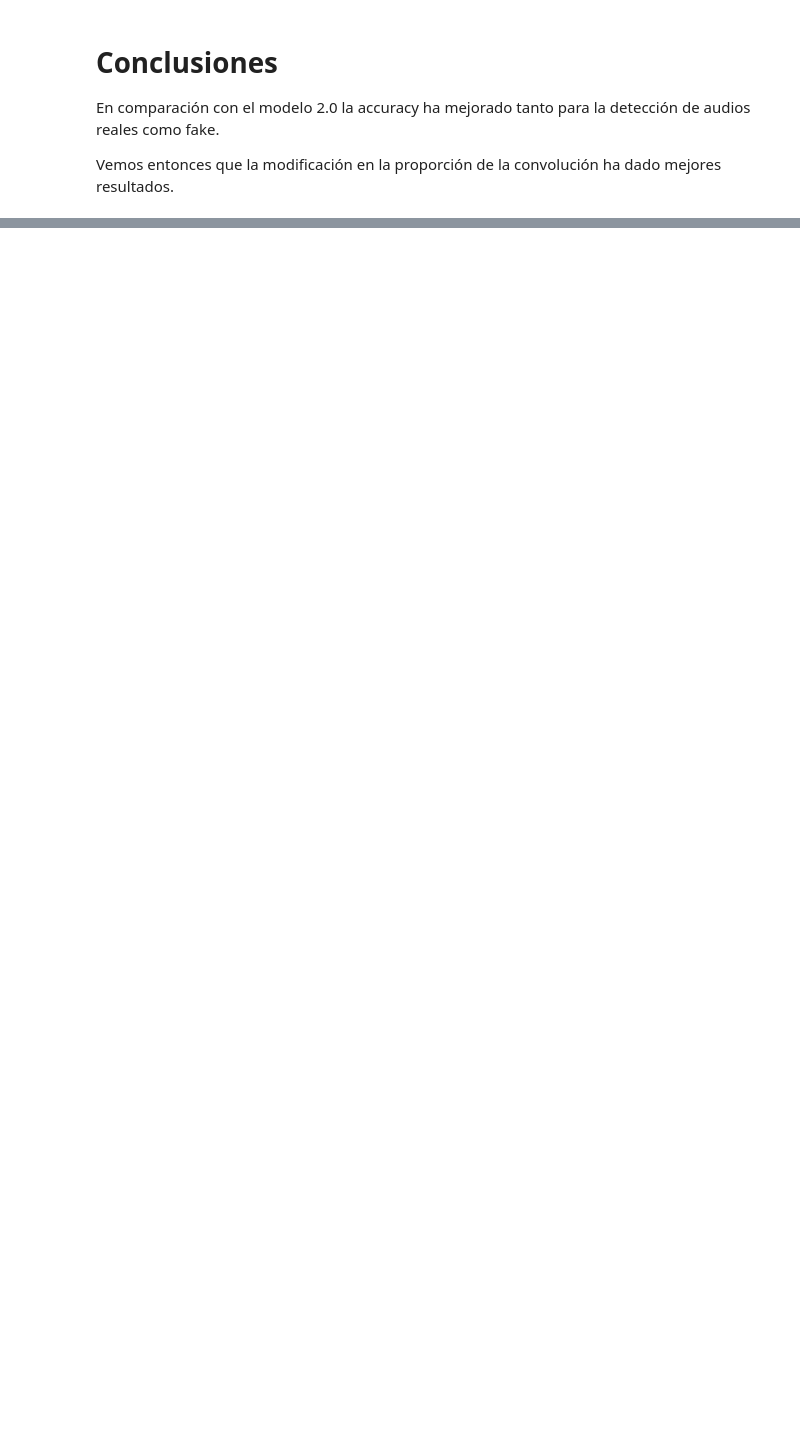
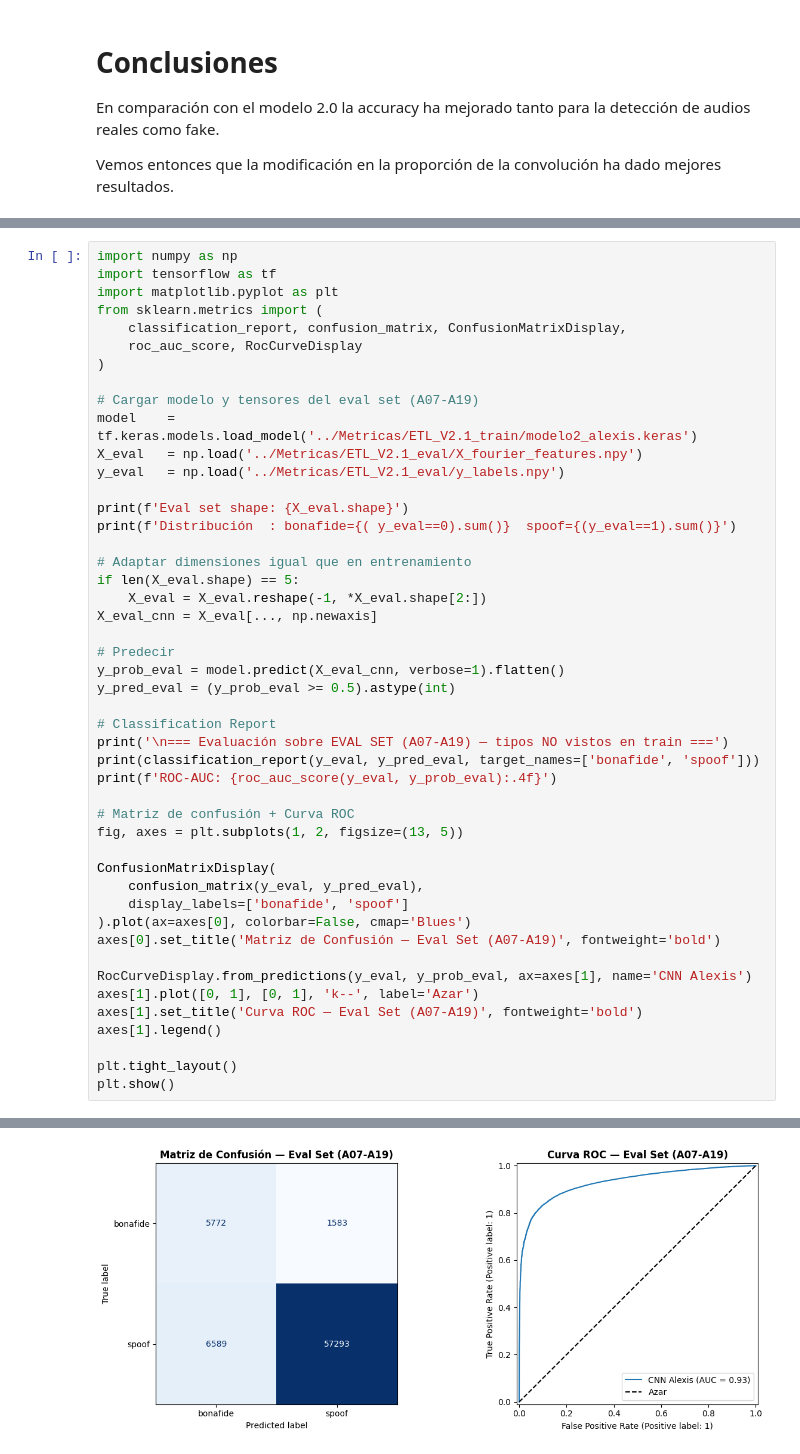
Before and after one commit to LechuMamais/Reto_Inteligencia_Artificial_Liliana_Daniele_Alexis, a Jupyter notebook: Modelos/Modelo2.1_Alexis_Balanceado.ipynb, the cells around one changed output, grey strips where cells are left out. Drawn from its saved outputs; the diff is of its cells as text; blank space fills up the shorter version.

```diff
--- a/Modelos/Modelo2.1_Alexis_Balanceado.ipynb
+++ b/Modelos/Modelo2.1_Alexis_Balanceado.ipynb
@@ -461,0 +556,48 @@ Vemos entonces que la modificación en la proporción de la convolución ha dado
+# %%
+import numpy as np
+import tensorflow as tf
+import matplotlib.pyplot as plt
+from sklearn.metrics import (
+    classification_report, confusion_matrix, ConfusionMatrixDisplay,
+    roc_auc_score, RocCurveDisplay
+)
+
+# Cargar modelo y tensores del eval set (A07-A19)
+model    = tf.keras.models.load_model('../Metricas/ETL_V2.1_train/modelo2_alexis.keras')
+X_eval   = np.load('../Metricas/ETL_V2.1_eval/X_fourier_features.npy')
+y_eval   = np.load('../Metricas/ETL_V2.1_eval/y_labels.npy')
+
+print(f'Eval set shape: {X_eval.shape}')
+print(f'Distribución  : bonafide={( y_eval==0).sum()}  spoof={(y_eval==1).sum()}')
+
+# Adaptar dimensiones igual que en entrenamiento
+if len(X_eval.shape) == 5:
+    X_eval = X_eval.reshape(-1, *X_eval.shape[2:])
+X_eval_cnn = X_eval[..., np.newaxis]
+
+# Predecir
+y_prob_eval = model.predict(X_eval_cnn, verbose=1).flatten()
+y_pred_eval = (y_prob_eval >= 0.5).astype(int)
+
+# Classification Report
+print('\n=== Evaluación sobre EVAL SET (A07-A19) — tipos NO vistos en train ===')
+print(classification_report(y_eval, y_pred_eval, target_names=['bonafide', 'spoof']))
+print(f'ROC-AUC: {roc_auc_score(y_eval, y_prob_eval):.4f}')
+
+# Matriz de confusión + Curva ROC
+fig, axes = plt.subplots(1, 2, figsize=(13, 5))
+
+ConfusionMatrixDisplay(
+    confusion_matrix(y_eval, y_pred_eval),
+    display_labels=['bonafide', 'spoof']
+).plot(ax=axes[0], colorbar=False, cmap='Blues')
+axes[0].set_title('Matriz de Confusión — Eval Set (A07-A19)', fontweight='bold')
+
+RocCurveDisplay.from_predictions(y_eval, y_prob_eval, ax=axes[1], name='CNN Alexis')
+axes[1].plot([0, 1], [0, 1], 'k--', label='Azar')
+axes[1].set_title('Curva ROC — Eval Set (A07-A19)', fontweight='bold')
+axes[1].legend()
+
+plt.tight_layout()
+plt.show()
+# %% [output]
@@ -461,0 +619 @@ Vemos entonces que la modificación en la proporción de la convolución ha dado
+[figure, added]
```
Also changed, not shown: parts of 18 cells of this notebook, 6 other files.
